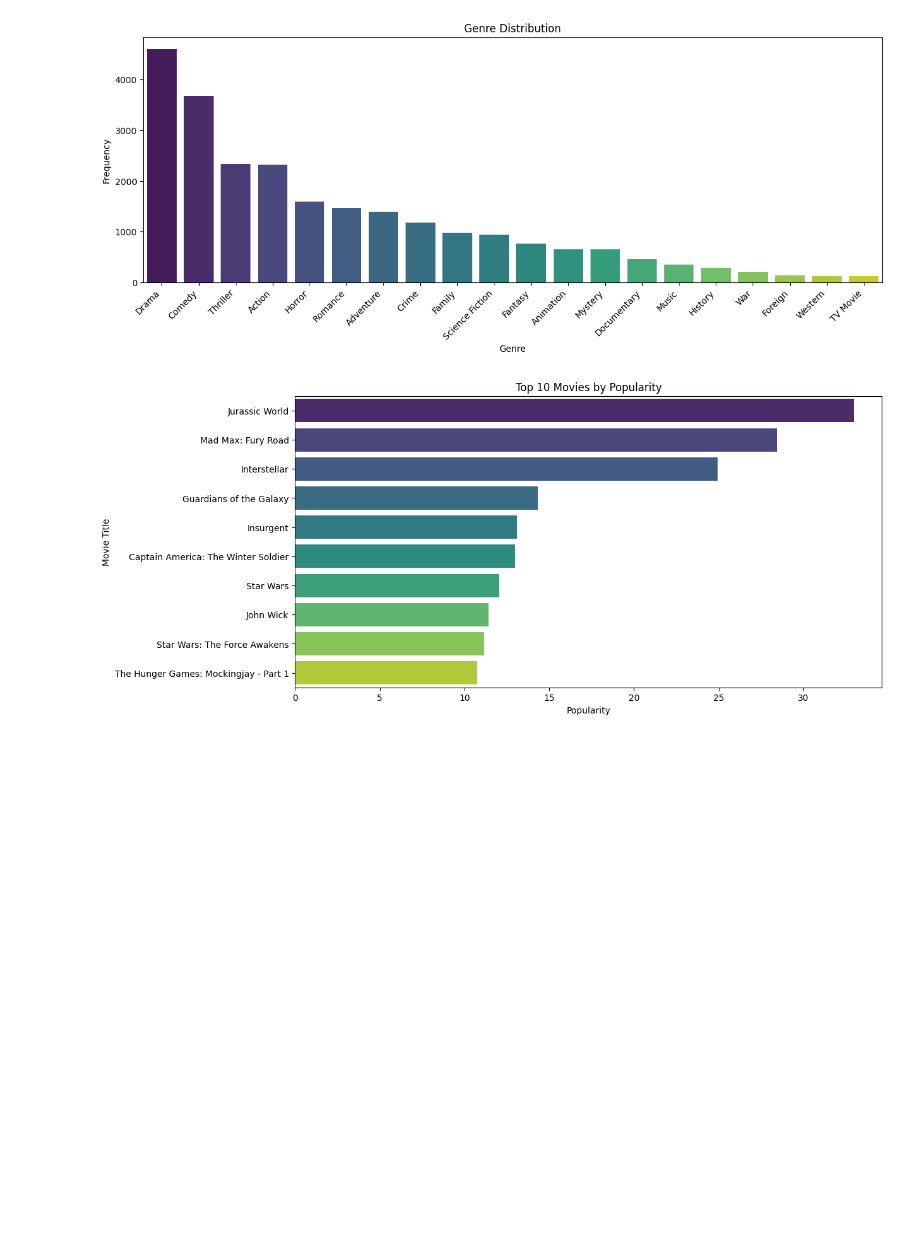
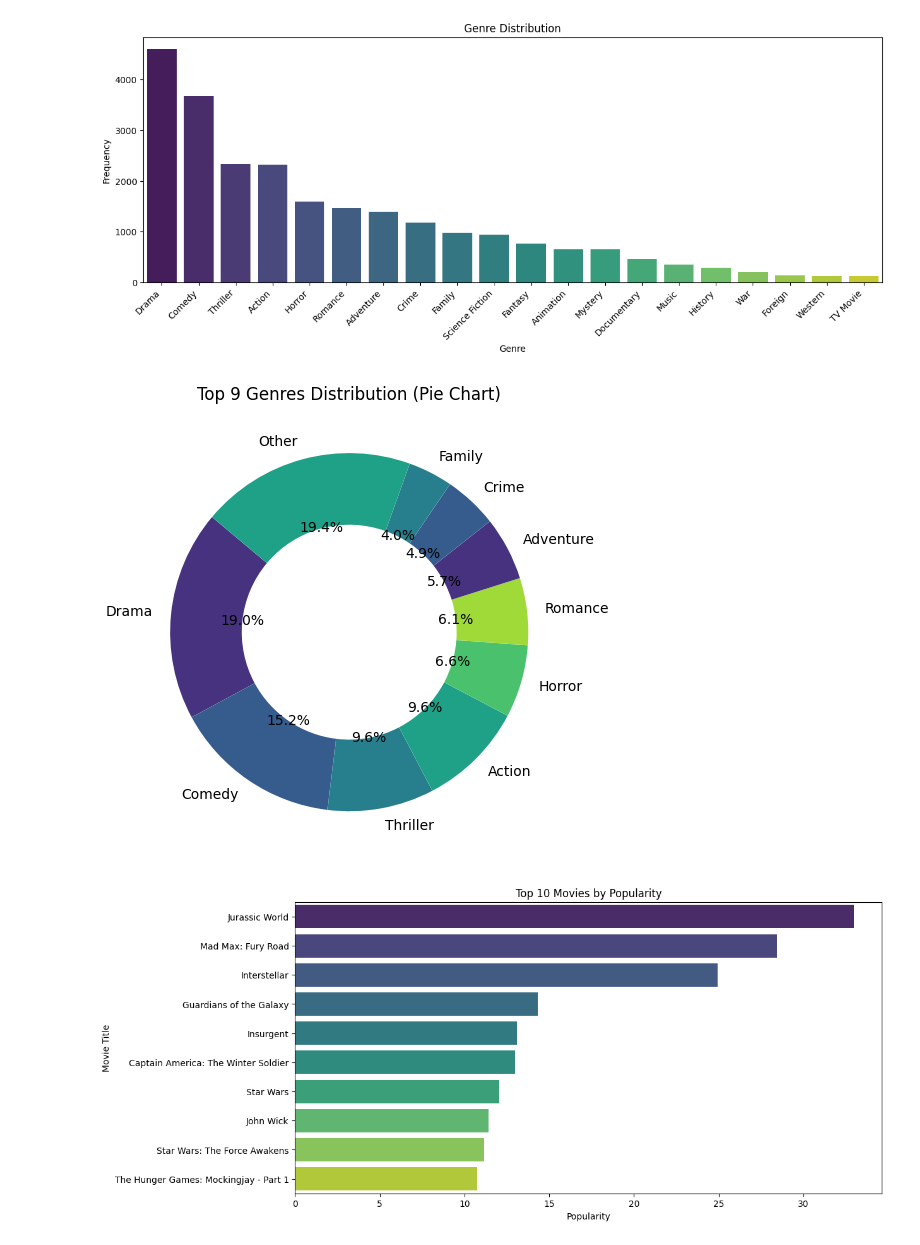
Before and after one commit to arzumerturkk/Movie-Recommendation-System, a Jupyter notebook: main.ipynb, the cells around one changed output. Drawn from its saved outputs; the diff is of its cells as text; code cells hidden in the pictures; blank space fills up the shorter version.

```diff
--- a/main.ipynb
+++ b/main.ipynb
@@ -117,7 +140,7 @@ df['genres2'] = df_genres[1]
 df['genres3'] = df_genres[2]
 
 # Drop the original 'genres' column
-df.drop(['genres'], axis=1, inplace=True)
+#df.drop(['genres'], axis=1, inplace=True)
 # %%
 df.describe().style.background_gradient(cmap="Blues")
 # %% [output]
@@ -165,6 +188,32 @@ def plot_genre_distribution(data, genre_columns, figsize=(15, 5)):
 plot_genre_distribution(df, ['genres1', 'genres2', 'genres3'])
 # %% [output]
 [figure]
+# %%
+def genre_pie(data, genre_columns, figsize=(15, 5)):
+    all_genres = data[genre_columns].values.flatten()
+    all_genres = [genre for genre in all_genres if genre is not None]
+    genre_counts = pd.Series(all_genres).value_counts()
+
+    # Top 9 genres
+    top_genres = genre_counts.head(9)
+    # Sum of remaining genres
+    other_genres_count = genre_counts.iloc[9:].sum()
+
+    # Append 'Other' category to top_genres
+    top_genres['Other'] = other_genres_count
+
+    # Pie chart
+    plt.figure(figsize=figsize)
+    plt.pie(top_genres, labels=top_genres.index, autopct='%1.1f%%', startangle=140, colors=sns.color_palette('viridis'), wedgeprops=dict(width=0.4))
+    plt.title('Top 9 Genres Distribution (Pie Chart)')
+
+    plt.tight_layout()
+    plt.show()
+
+# Örnek Kullanım
+genre_pie(df, ['genres1', 'genres2', 'genres3'])
+# %% [output]
+[figure, added]
 # %%
 top_10_popular_movies = df.sort_values(by='popularity', ascending=False).head(10)
 
```
Also changed, not shown: parts of 32 cells of this notebook.
